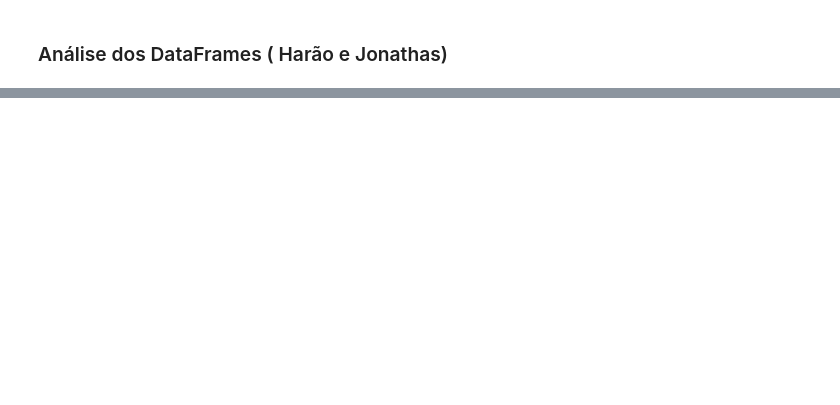
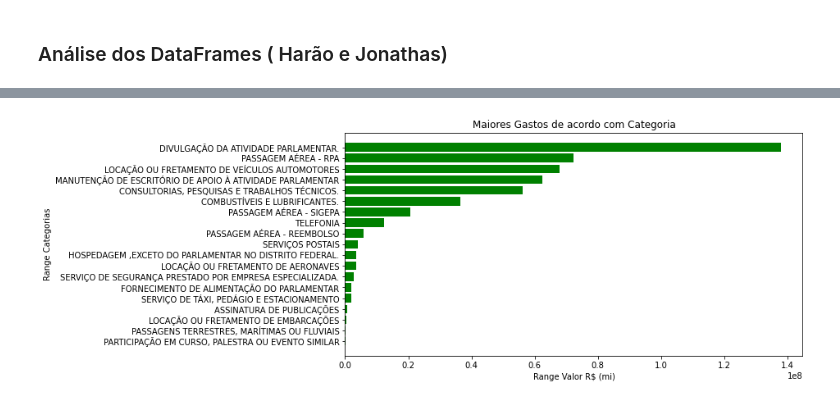
Before and after one commit to Sartorio12/Projeto_Modulo_5, a Jupyter notebook: notebook1.ipynb, the cells around one changed output, grey strips where cells are left out. Saved outputs shown, nothing was run; the diff lists cells and outputs as text; code cells hidden in the pictures; blank space fills up the shorter version.

```diff
--- a/notebook1.ipynb
+++ b/notebook1.ipynb
@@ -189,0 +630,4 @@ df_copia[df_copia['txNomeParlamentar'].str.match('LIDERANÇA')].sample(5)
+# %%
+#Agrupamento de gastos por categoria, somando o total e ordenando do maior para o menor
+categoria_oner = df_2.groupby(['txtDescricao'])['vlrDocumento'].sum().sort_values(ascending = True)
+categoria_oner
@@ -189,0 +652,14 @@ df_copia[df_copia['txNomeParlamentar'].str.match('LIDERANÇA')].sample(5)
+# %%
+#Plotando gráfico barras na horizontal para meior visualização
+plt.figure(figsize = (10, 5))
+plt.barh(categoria_oner.index, categoria_oner, color = 'g')
+
+#plt.xticks(categoria_oner.index)
+
+plt.title('Maiores Gastos de acordo com Categoria')
+plt.xlabel('Range Valor R$ (mi)')
+plt.ylabel('Range Categorias')
+
+plt.show()
+# %% [output]
+[figure, added]
```
Also changed, not shown: parts of 52 cells of this notebook.
